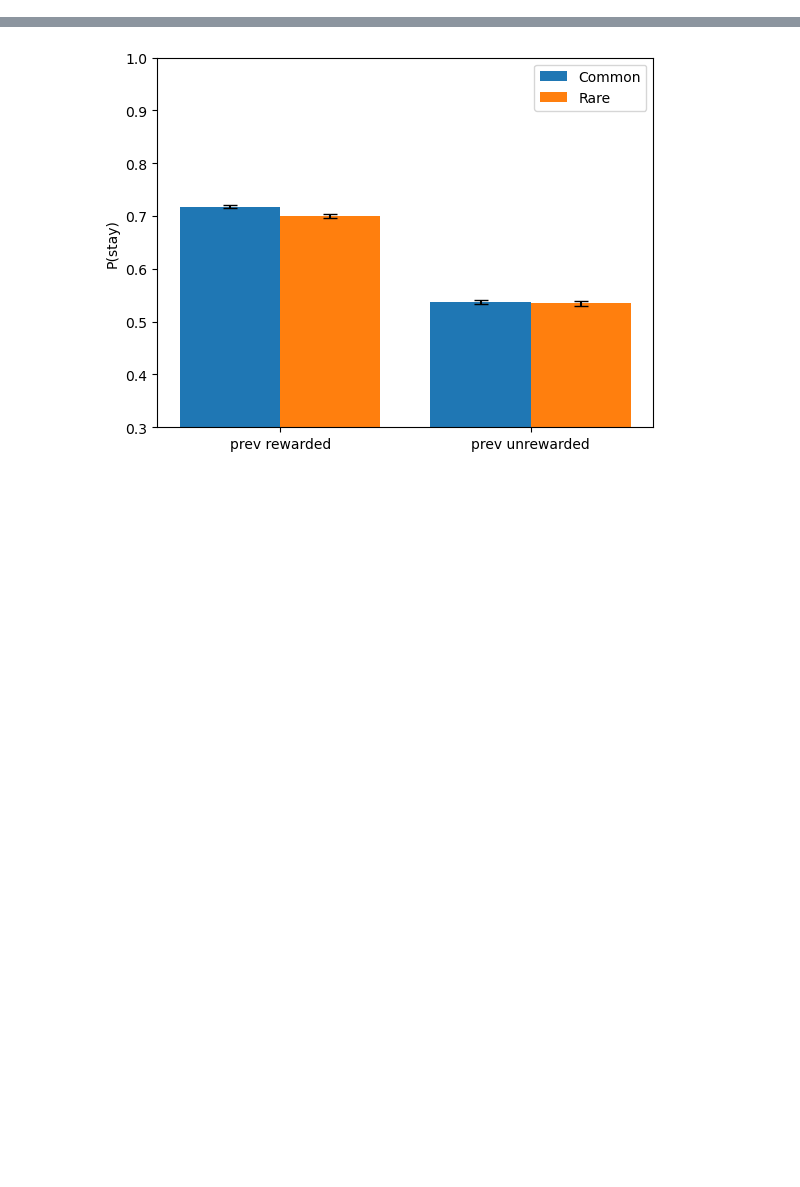
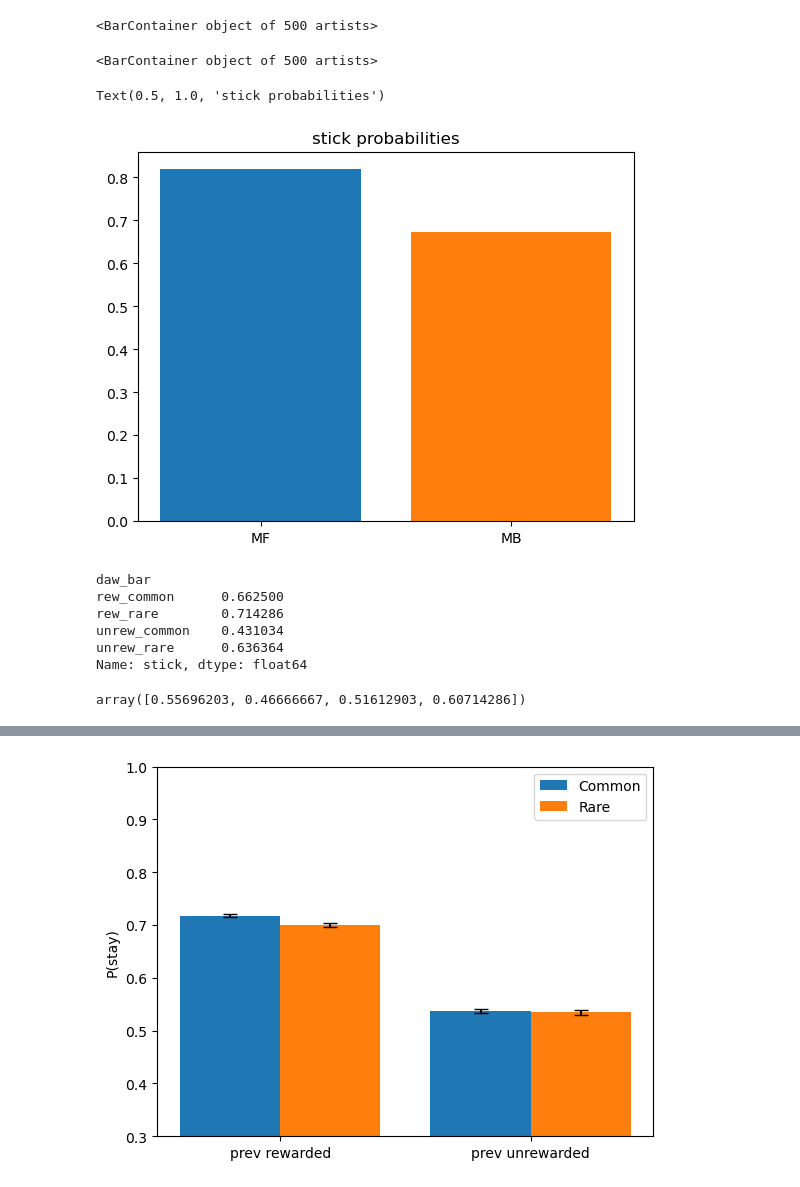
Before and after one commit to BenjiDayan/model_free_based, a Jupyter notebook: notebooks/kastner_seq_daw_plots.ipynb, the cells around one changed output, grey strips where cells are left out. Cells and saved outputs as stored; diff of their text form; code cells hidden in the pictures; blank space fills up the shorter version.

```diff
--- a/notebooks/kastner_seq_daw_plots.ipynb
+++ b/notebooks/kastner_seq_daw_plots.ipynb
@@ -116,0 +173,28 @@ outs
+# %%
+ys = [df_ep.stick.mean() for df_ep in dfs_MF]
+xs = ['MF']*len(ys)
+plt.bar(xs, ys)
+
+ys = [df_ep.stick.mean() for df_ep in dfs_MB]
+xs = ['MB']*len(ys)
+plt.bar(xs, ys)
+
+plt.title('stick probabilities')
+# %% [output]
+<BarContainer object of 500 artists>
+<BarContainer object of 500 artists>
+Text(0.5, 1.0, 'stick probabilities')
+[figure, added]
+# %%
+dfs[0].groupby('daw_bar').stick.mean().values
+# %% [output]
+daw_bar
+rew_common      0.662500
+rew_rare        0.714286
+unrew_common    0.431034
+unrew_rare      0.636364
+Name: stick, dtype: float64
+# %%
+dfs[1].groupby('daw_bar').stick.mean().values
+# %% [output]
+array([0.55696203, 0.46666667, 0.51612903, 0.60714286])
```
Also changed, not shown: parts of 26 cells of this notebook, 2 other files.
